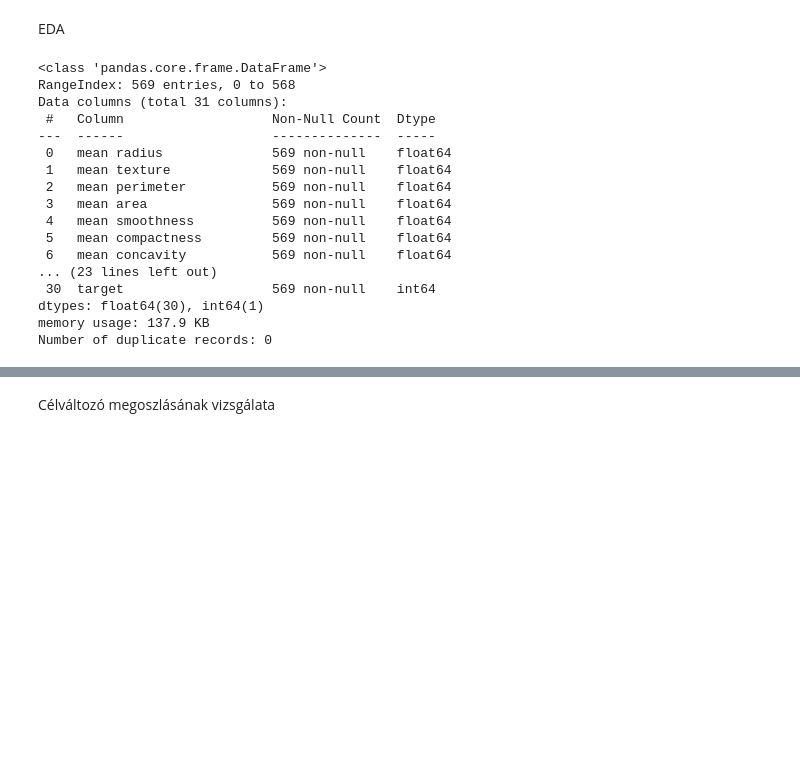
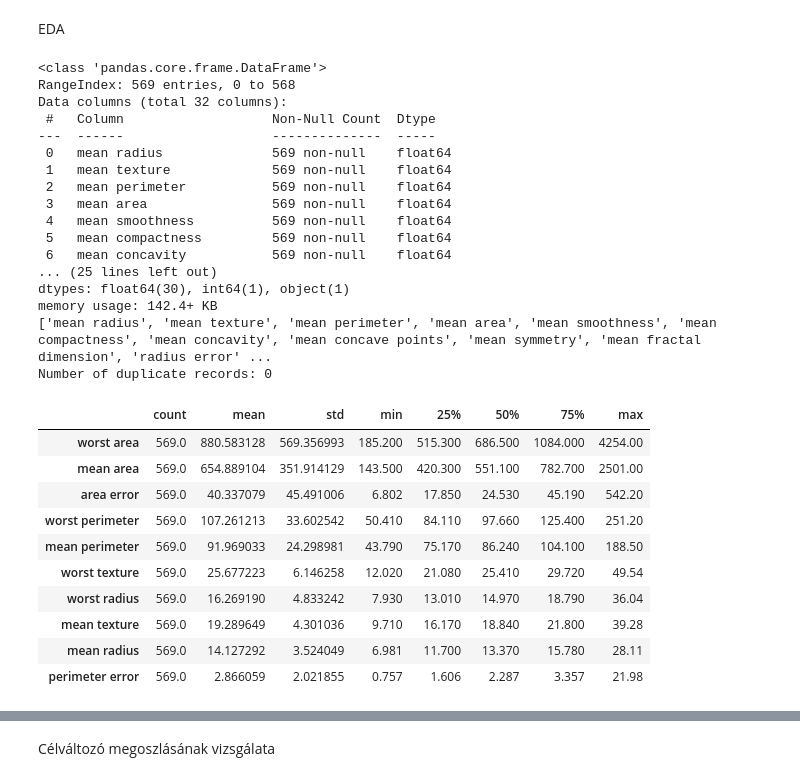
Before and after one commit to RaczNikoletta/Artificial-intelligence, a Jupyter notebook: PE_SupervisedML/beadando.ipynb, the cells around one changed output, grey strips where cells are left out. Cells and saved outputs as stored; diff of their text form; code cells hidden in the pictures; blank space fills up the shorter version.

```diff
--- a/PE_SupervisedML/beadando.ipynb
+++ b/PE_SupervisedML/beadando.ipynb
@@ -53,30 +53,46 @@ EDA
 # %%
 df.info()
 
 df.describe()
 
 print(df.columns.tolist())
 duplicates = df.duplicated().sum()
 
 print(f"Number of duplicate records: {duplicates}")
+
+df.describe().T.sort_values(
+    by="std",
+    ascending=False
+).head(10)
 # %% [output]
 <class 'pandas.core.frame.DataFrame'>
 RangeIndex: 569 entries, 0 to 568
-Data columns (total 31 columns):
+Data columns (total 32 columns):
  #   Column                   Non-Null Count  Dtype
 ---  ------                   --------------  -----
  0   mean radius              569 non-null    float64
  1   mean texture             569 non-null    float64
  2   mean perimeter           569 non-null    float64
  3   mean area                569 non-null    float64
  4   mean smoothness          569 non-null    float64
  5   mean compactness         569 non-null    float64
  6   mean concavity           569 non-null    float64
-... (23 lines left out)
- 30  target                   569 non-null    int64
-dtypes: float64(30), int64(1)
-memory usage: 137.9 KB
+... (25 lines left out)
+dtypes: float64(30), int64(1), object(1)
+memory usage: 142.4+ KB
+['mean radius', 'mean texture', 'mean perimeter', 'mean area', 'mean smoothness', 'mean compactness', 'mean concavity', 'mean concave points', 'mean symmetry', 'mean fractal dimension', 'radius error' ...
 Number of duplicate records: 0
+|  | count | mean | std | min | 25% | 50% | 75% | max |
+| worst area | 569.0 | 880.583128 | 569.356993 | 185.200 | 515.300 | 686.500 | 1084.000 | 4254.00 |
+| mean area | 569.0 | 654.889104 | 351.914129 | 143.500 | 420.300 | 551.100 | 782.700 | 2501.00 |
+| area error | 569.0 | 40.337079 | 45.491006 | 6.802 | 17.850 | 24.530 | 45.190 | 542.20 |
+| worst perimeter | 569.0 | 107.261213 | 33.602542 | 50.410 | 84.110 | 97.660 | 125.400 | 251.20 |
+| mean perimeter | 569.0 | 91.969033 | 24.298981 | 43.790 | 75.170 | 86.240 | 104.100 | 188.50 |
+| worst texture | 569.0 | 25.677223 | 6.146258 | 12.020 | 21.080 | 25.410 | 29.720 | 49.54 |
+| worst radius | 569.0 | 16.269190 | 4.833242 | 7.930 | 13.010 | 14.970 | 18.790 | 36.04 |
+| mean texture | 569.0 | 19.289649 | 4.301036 | 9.710 | 16.170 | 18.840 | 21.800 | 39.28 |
+| mean radius | 569.0 | 14.127292 | 3.524049 | 6.981 | 11.700 | 13.370 | 15.780 | 28.11 |
+| perimeter error | 569.0 | 2.866059 | 2.021855 | 0.757 | 1.606 | 2.287 | 3.357 | 21.98 |
 # %% [markdown]
 Minden oszlopnál non null látható tehát minden rekord rendelkezik értékkel és nincs hiányzó adat, nincs duplikáció. Nincs szükség imputációra vagy rekordok eltávolítására
 
```
Also changed, not shown: parts of 7 cells of this notebook.
